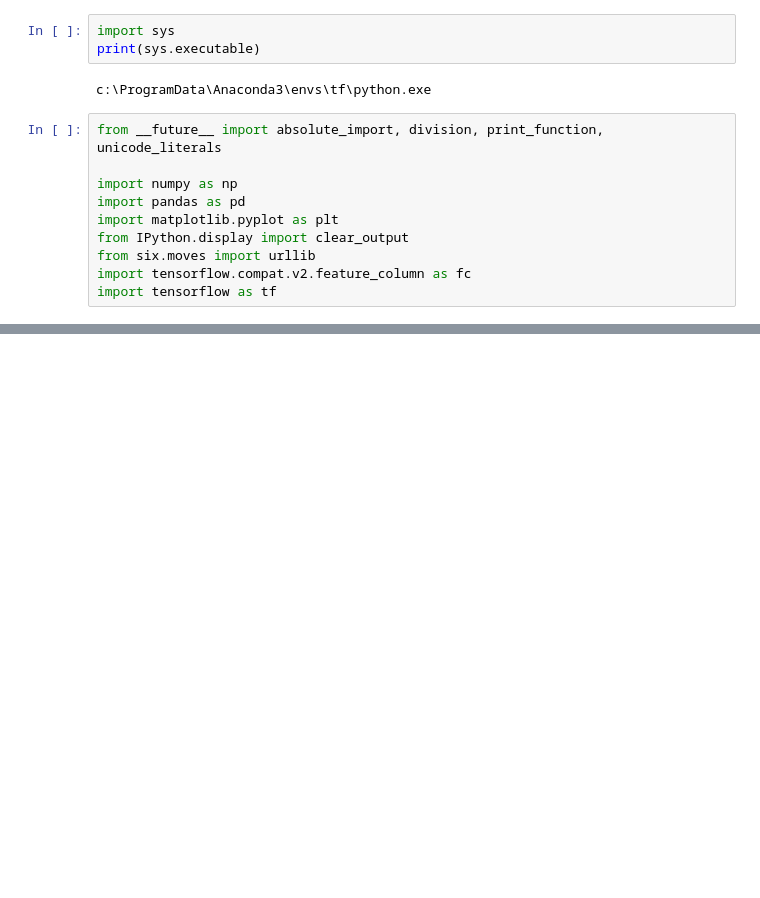
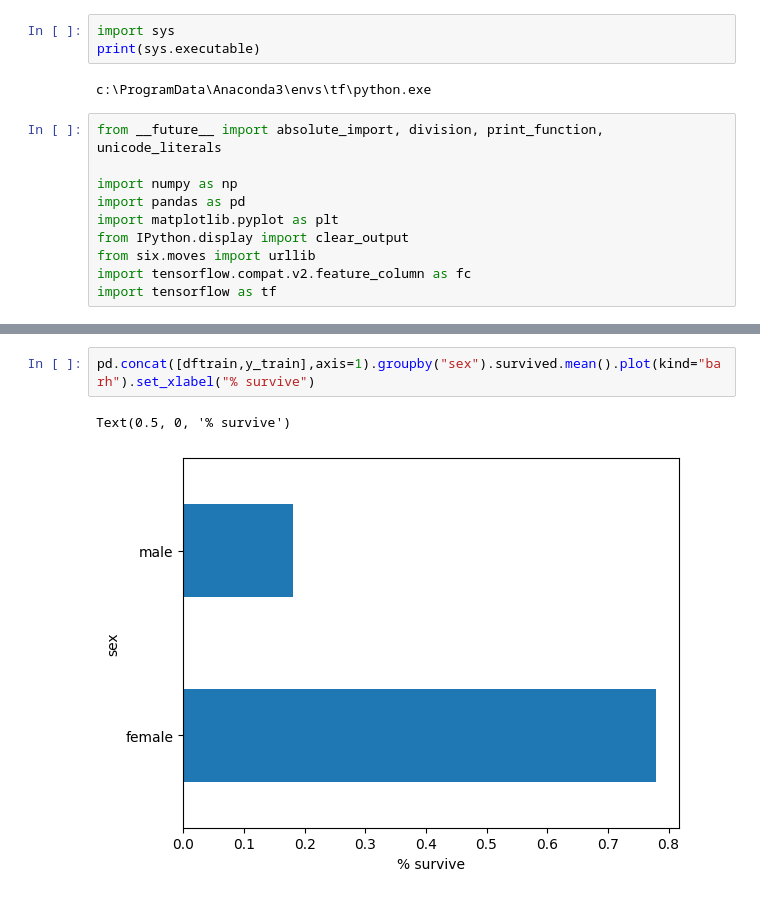
Before and after one commit to isocann/freecodecamp, a Jupyter notebook: Untitled.ipynb, the cells around one changed output, grey strips where cells are left out. Saved outputs shown, nothing was run; the diff lists cells and outputs as text; blank space fills up the shorter version.

```diff
--- a/Untitled.ipynb
+++ b/Untitled.ipynb
@@ -45,0 +55,5 @@ Name: survived, dtype: int64
+# %%
+pd.concat([dftrain,y_train],axis=1).groupby("sex").survived.mean().plot(kind="barh").set_xlabel("% survive")
+# %% [output]
+Text(0.5, 0, '% survive')
+[figure, added]
```
Also changed, not shown: parts of 4 cells of this notebook.
